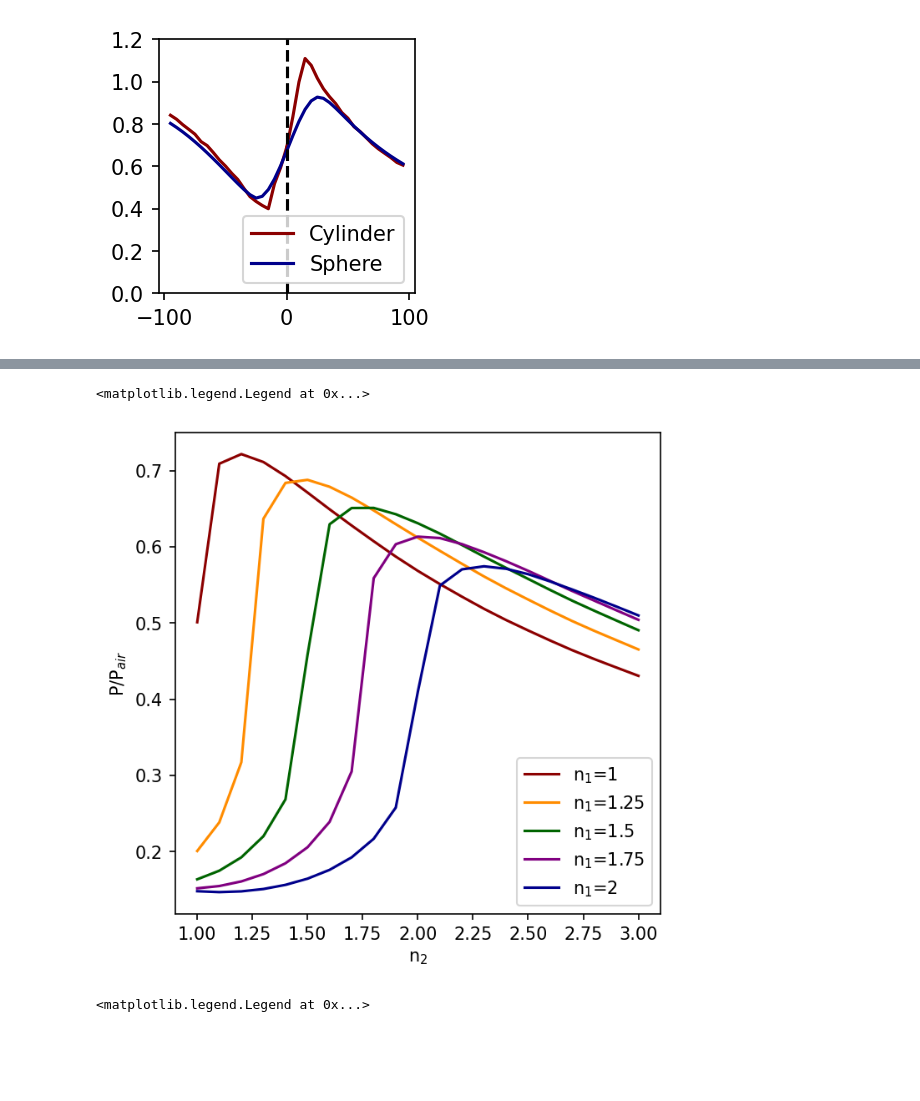
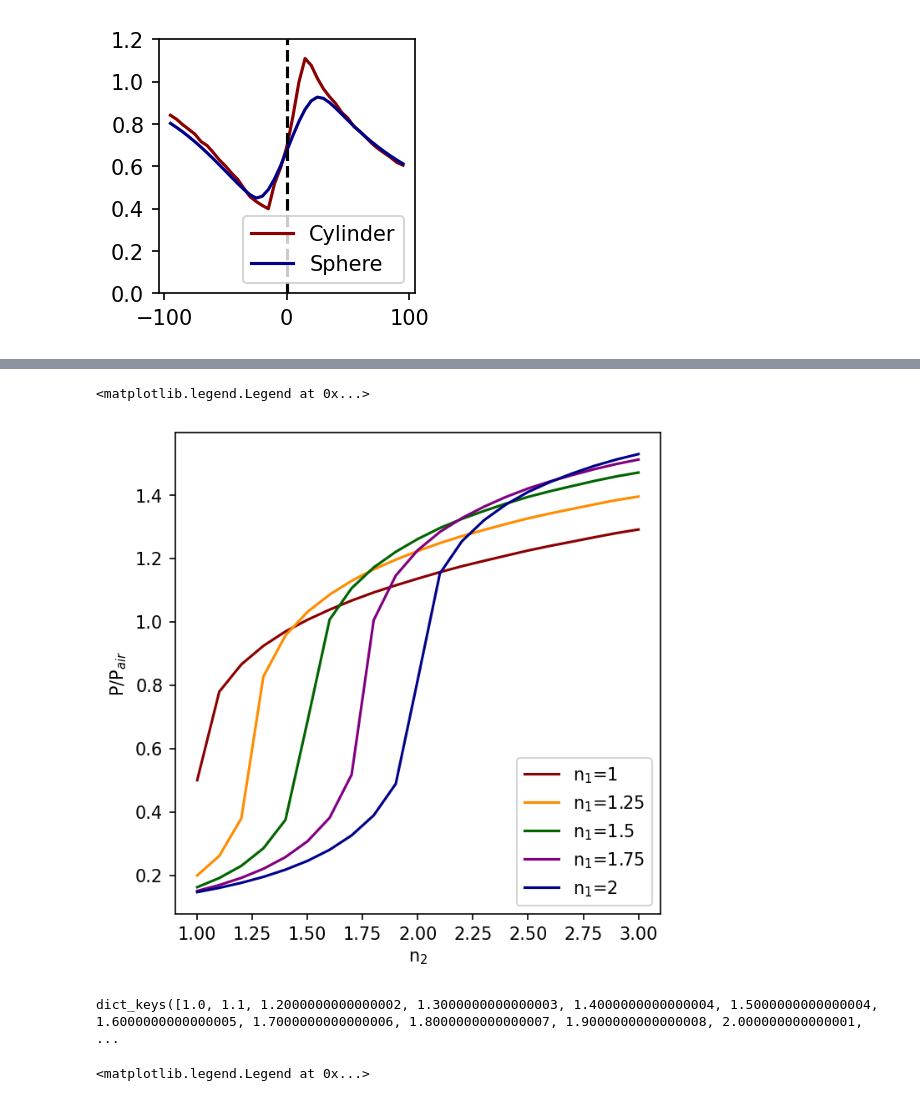
Before and after one commit to UTA-NURES/OrientationPaperSI, a Jupyter notebook: MakePlots.ipynb, the cells around one changed output, grey strips where cells are left out. Cells and saved outputs as stored; diff of their text form; code cells hidden in the pictures; blank space fills up the shorter version.

Commit message:
Fix ref index plots

```diff
--- a/MakePlots.ipynb
+++ b/MakePlots.ipynb
@@ -367,34 +387,37 @@ sph/cyl
 # %%
 plt.figure(figsize=(5,5),dpi=150)
 indices=np.arange(1,3.1,0.1)
 refind1, dat =GetPowerFromComsolFile("Data/Export_Power_refindices_1.txt",indices)
-plt.plot(refind1.keys(),(np.array(list(refind1.values()))/normsphere["1_25"]),label='n$_1$=1',color='DarkRed')
+plt.plot(refind1.keys(),(np.array(list(refind1.values()))/normsphere["1_25"])*np.array(list(refind1.keys())),label='n$_1$=1',color='DarkRed')
 refind1p25, dat =GetPowerFromComsolFile("Data/Export_Power_refindices_1.25.txt",indices)
-plt.plot(refind1p25.keys(),(np.array(list(refind1p25.values()))/normsphere["1_25"]),label='n$_1$=1.25',color='DarkOrange')
+plt.plot(refind1p25.keys(),(np.array(list(refind1p25.values()))/normsphere["1_25"])*np.array(list(refind1p25.keys())),label='n$_1$=1.25',color='DarkOrange')
 refind1p5, dat =GetPowerFromComsolFile("Data/Export_Power_refindices_1.5.txt",indices)
-plt.plot(refind1p5.keys(),(np.array(list(refind1p5.values()))/normsphere["1_25"]),label='n$_1$=1.5',color='DarkGreen')
+plt.plot(refind1p5.keys(),(np.array(list(refind1p5.values()))/normsphere["1_25"])*np.array(list(refind1p5.keys())),label='n$_1$=1.5',color='DarkGreen')
 refind1p75, dat =GetPowerFromComsolFile("Data/Export_Power_refindices_1.75.txt",indices)
-plt.plot(refind1p75.keys(),(np.array(list(refind1p75.values()))/normsphere["1_25"]),label='n$_1$=1.75',color='purple')
-
+plt.plot(refind1p75.keys(),(np.array(list(refind1p75.values()))/normsphere["1_25"])*np.array(list(refind1p75.keys())),label='n$_1$=1.75',color='purple')
 refind2, dat =GetPowerFromComsolFile("Data/Export_Power_refindices_2.txt",indices)
-plt.plot(refind2.keys(),(np.array(list(refind2.values()))/normsphere["1_25"]),label='n$_1$=2',color='DarkBlue')
+plt.plot(refind2.keys(),(np.array(list(refind2.values()))/normsphere["1_25"])*np.array(list(refind2.keys())),label='n$_1$=2',color='DarkBlue')
 
 ns=np.linspace(1,3,100)
 totpower_theory_down_ns=[]
 #for n1 in ns:
 #    pow_dipbelow_down=Power_dipoleside(n1,nair , k ,0,p_vec,phi,thetas)
 #    totpower_theory_down_ns.append(2.*np.pi*sum(np.abs(np.sin(thetas))*np.abs(pow_dipbelow_down))/len(thetas))
 
 #totpower_theory_down_ns=np.array(totpower_theory_down_ns)
 
 #plt.plot(ns, ((1+ns**2)/2)**2*totpower_theory_down_ns,color='black')
 plt.xlabel(r"n$_2$")
 plt.ylabel(r"P/P$_{air}$")
 plt.legend(loc='lower right')
 #plt.plot(ns,totpower_theory_down_ns)
 # %% [output]
 <matplotlib.legend.Legend at 0x...>
-[figure, old version]
+[figure, new version]
+# %%
+refind1.keys()
+# %% [output]
+dict_keys([1.0, 1.1, 1.2000000000000002, 1.3000000000000003, 1.4000000000000004, 1.5000000000000004, 1.6000000000000005, 1.7000000000000006, 1.8000000000000007, 1.9000000000000008, 2.000000000000001,  ...
 # %%
 plt.figure(figsize=(5,5),dpi=150)
 indices=np.arange(1,3.1,0.1)
```
Also changed, not shown: parts of 8 cells of this notebook.
